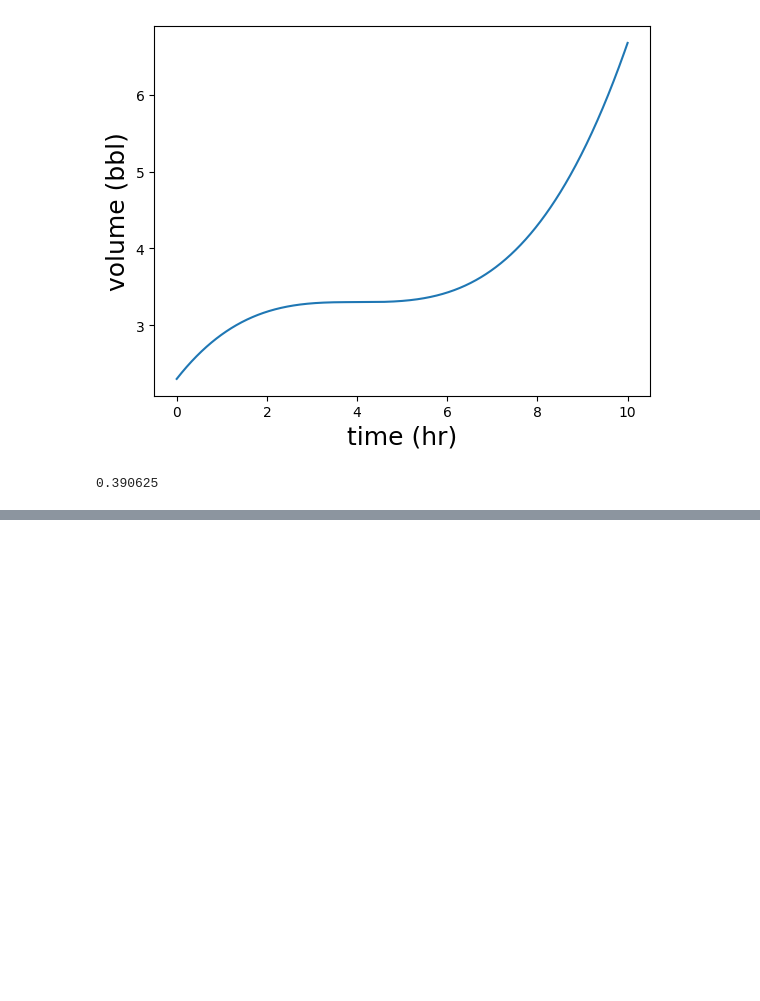
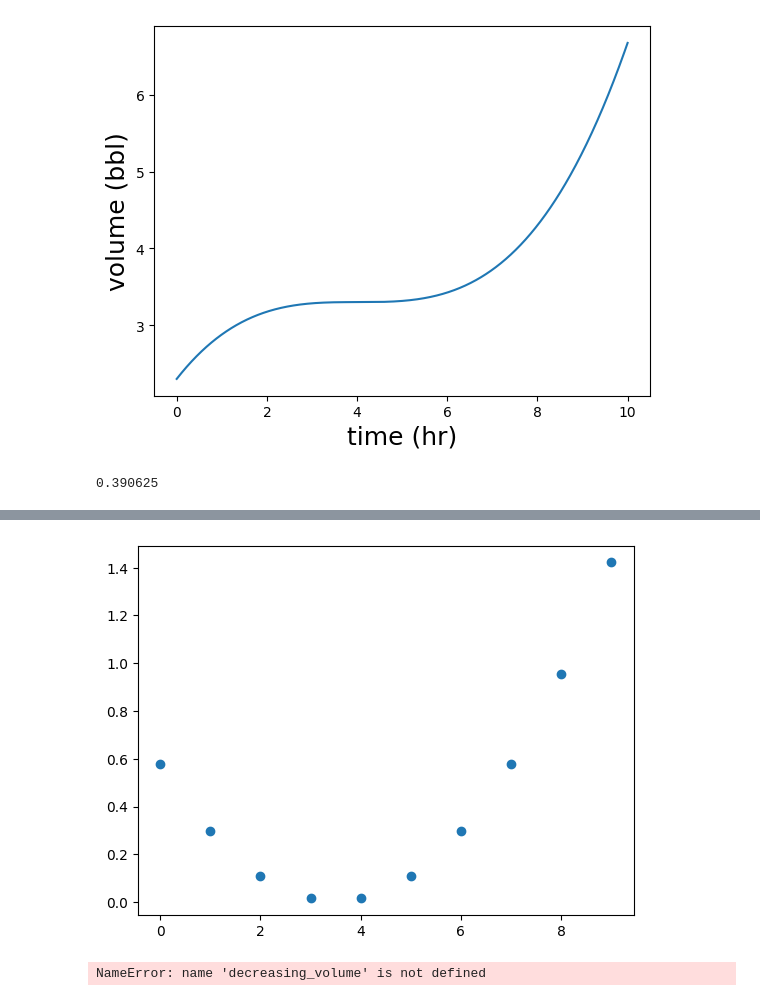
Before and after one commit to Sylethil/Math-for-Programmers, a Jupyter notebook: Chapter 08/ch8_scratch.ipynb, the cells around one changed output, grey strips where cells are left out. Cells and saved outputs as stored; diff of their text form; code cells hidden in the pictures; blank space fills up the shorter version.

```diff
--- a/Chapter 08/ch8_scratch.ipynb
+++ b/Chapter 08/ch8_scratch.ipynb
@@ -41,0 +87,14 @@ average_flow_rate(volume,4,9)
+# %%
+def plot_interval_flow_rates(volume,t1,t2,dt):
+    series = interval_flow_rates(volume,t1,t2,dt)
+    times = [t for (t,_) in series]
+    rates = [q for (_,q) in series]
+    plt.scatter(times,rates)
+# %%
+plot_interval_flow_rates(volume,0,10,1)
+# %% [output]
+[figure, added]
+# %%
+plot_interval_flow_rates(decreasing_volume,0,10,0.5)
+# %% [output]
+NameError: name 'decreasing_volume' is not defined
```
Also changed, not shown: parts of 6 cells of this notebook.
